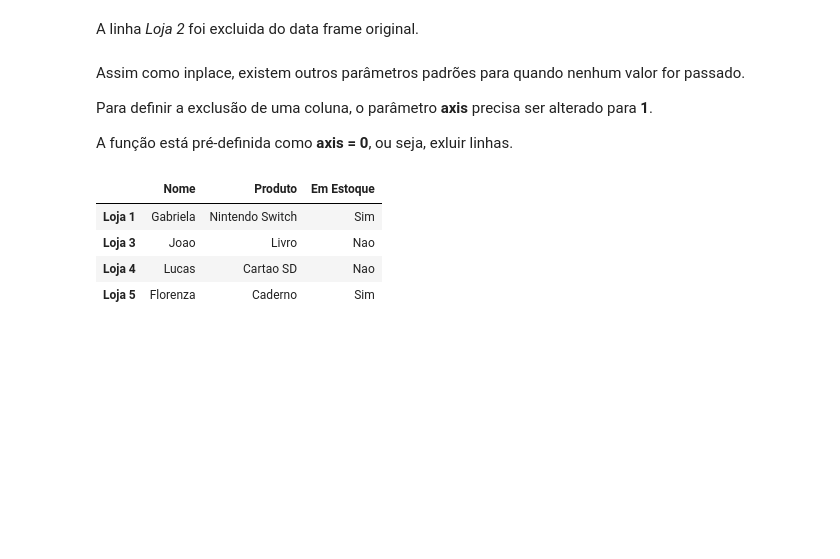
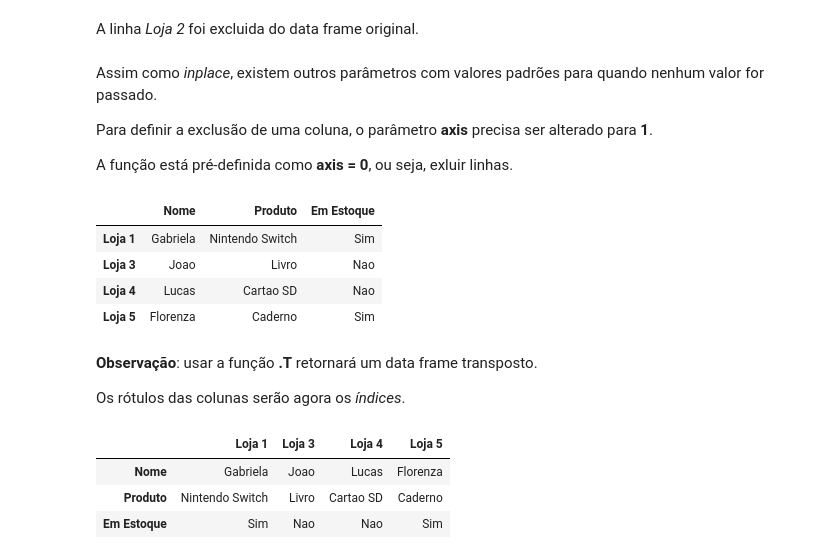
Before and after one commit to leoperassoli/python, a Jupyter notebook: pandas/DataFrame_Python.ipynb, the cells around one changed output. Cells and saved outputs as stored; diff of their text form; code cells hidden in the pictures; blank space fills up the shorter version.

```diff
--- a/pandas/DataFrame_Python.ipynb
+++ b/pandas/DataFrame_Python.ipynb
@@ -240,7 +240,7 @@ data_frame
 # %% [markdown]
 A linha *Loja 2* foi excluida do data frame original.
 # %% [markdown]
-Assim como inplace, existem outros parâmetros padrões para quando nenhum valor for passado.
+Assim como *inplace*, existem outros parâmetros com valores padrões para quando nenhum valor for passado.
 
 Para definir a exclusão de uma coluna, o parâmetro **axis** precisa ser alterado para **1**.
 
@@ -255,3 +255,14 @@ data_frame
 | Loja 3 | Joao | Livro | Nao |
 | Loja 4 | Lucas | Cartao SD | Nao |
 | Loja 5 | Florenza | Caderno | Sim |
+# %% [markdown]
+**Observação**: usar a função **.T** retornará um data frame transposto.
+
+Os rótulos das colunas serão agora os *índices*.
+# %%
+data_frame.T
+# %% [output]
+|  | Loja 1 | Loja 3 | Loja 4 | Loja 5 |
+| Nome | Gabriela | Joao | Lucas | Florenza |
+| Produto | Nintendo Switch | Livro | Cartao SD | Caderno |
+| Em Estoque | Sim | Nao | Nao | Sim |
```
Also changed, not shown: parts of 21 cells of this notebook.
